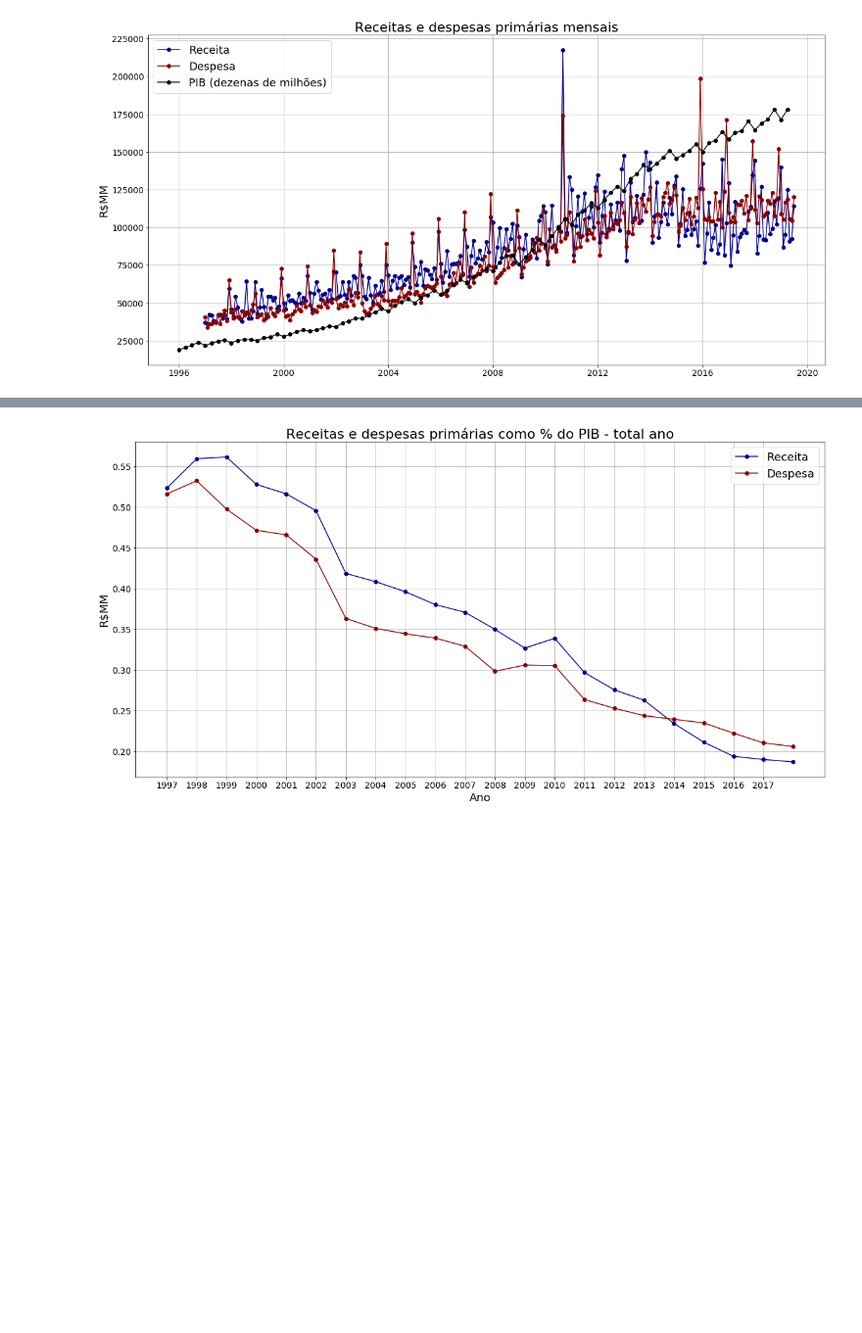
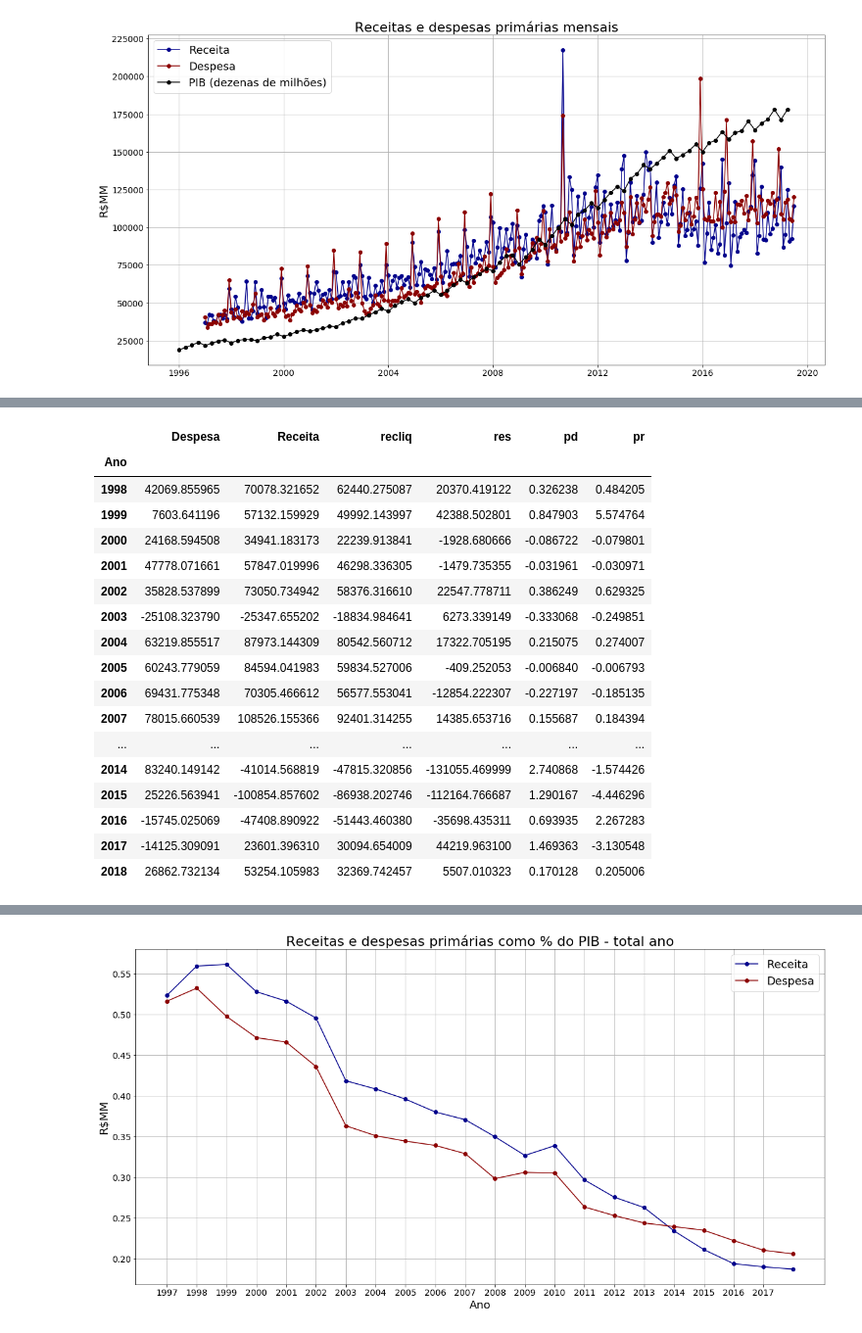
Before and after one commit to paulohubert/resultado_primario, a Jupyter notebook: analise_resultado_primario.ipynb, the cells around one changed output, grey strips where cells are left out. Shown at 98% size. Cells and saved outputs as stored; diff of their text form; code cells hidden in the pictures; blank space fills up the shorter version.

```diff
--- a/analise_resultado_primario.ipynb
+++ b/analise_resultado_primario.ipynb
@@ -89,0 +98,21 @@ plt.grid(True)
+# %%
+dfres
+# %% [output]
+|  | Despesa | Receita | recliq | res | pd | pr |
+| Ano |  |  |  |  |  |  |
+| 1998 | 42069.855965 | 70078.321652 | 62440.275087 | 20370.419122 | 0.326238 | 0.484205 |
+| 1999 | 7603.641196 | 57132.159929 | 49992.143997 | 42388.502801 | 0.847903 | 5.574764 |
+| 2000 | 24168.594508 | 34941.183173 | 22239.913841 | -1928.680666 | -0.086722 | -0.079801 |
+| 2001 | 47778.071661 | 57847.019996 | 46298.336305 | -1479.735355 | -0.031961 | -0.030971 |
+| 2002 | 35828.537899 | 73050.734942 | 58376.316610 | 22547.778711 | 0.386249 | 0.629325 |
+| 2003 | -25108.323790 | -25347.655202 | -18834.984641 | 6273.339149 | -0.333068 | -0.249851 |
+| 2004 | 63219.855517 | 87973.144309 | 80542.560712 | 17322.705195 | 0.215075 | 0.274007 |
+| 2005 | 60243.779059 | 84594.041983 | 59834.527006 | -409.252053 | -0.006840 | -0.006793 |
+| 2006 | 69431.775348 | 70305.466612 | 56577.553041 | -12854.222307 | -0.227197 | -0.185135 |
+| 2007 | 78015.660539 | 108526.155366 | 92401.314255 | 14385.653716 | 0.155687 | 0.184394 |
+| ... | ... | ... | ... | ... | ... | ... |
+| 2014 | 83240.149142 | -41014.568819 | -47815.320856 | -131055.469999 | 2.740868 | -1.574426 |
+| 2015 | 25226.563941 | -100854.857602 | -86938.202746 | -112164.766687 | 1.290167 | -4.446296 |
+| 2016 | -15745.025069 | -47408.890922 | -51443.460380 | -35698.435311 | 0.693935 | 2.267283 |
+| 2017 | -14125.309091 | 23601.396310 | 30094.654009 | 44219.963100 | 1.469363 | -3.130548 |
+| 2018 | 26862.732134 | 53254.105983 | 32369.742457 | 5507.010323 | 0.170128 | 0.205006 |
```
Also changed, not shown: parts of 5 cells of this notebook.
